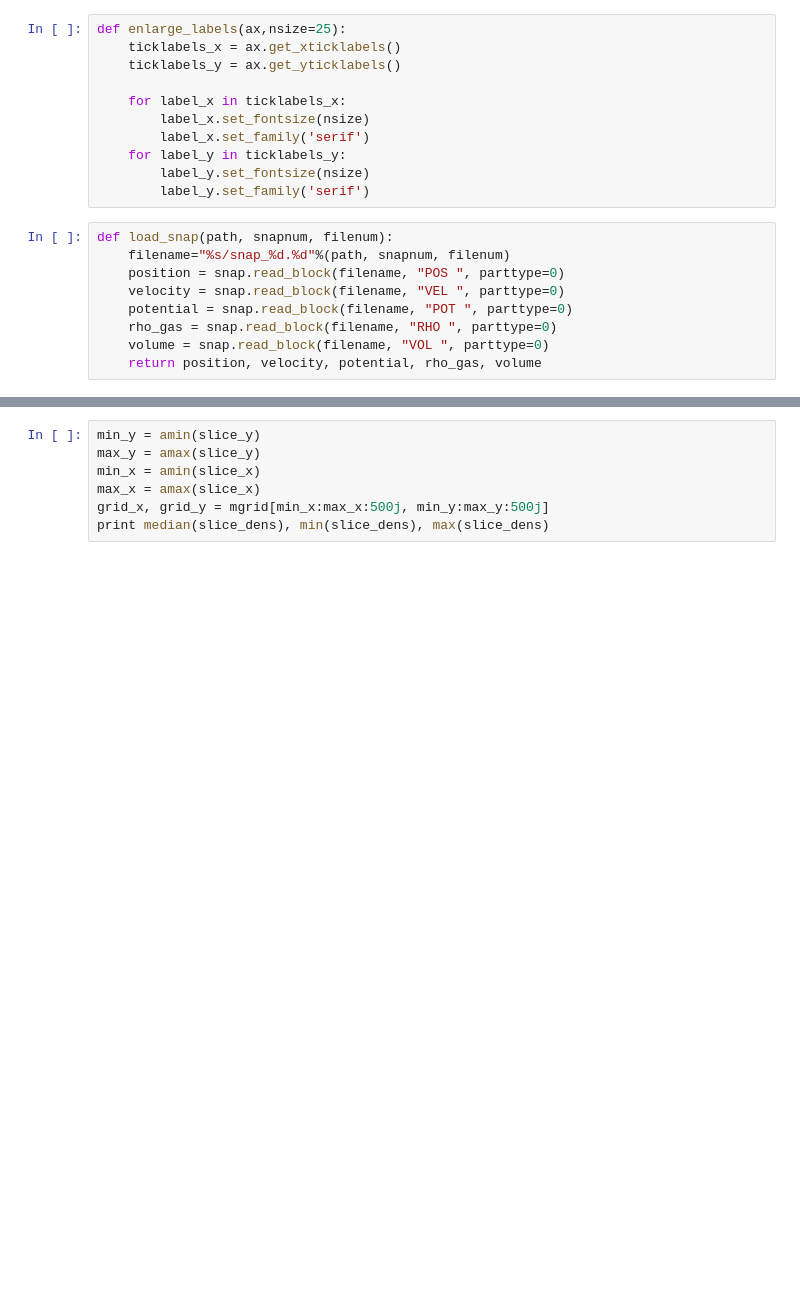
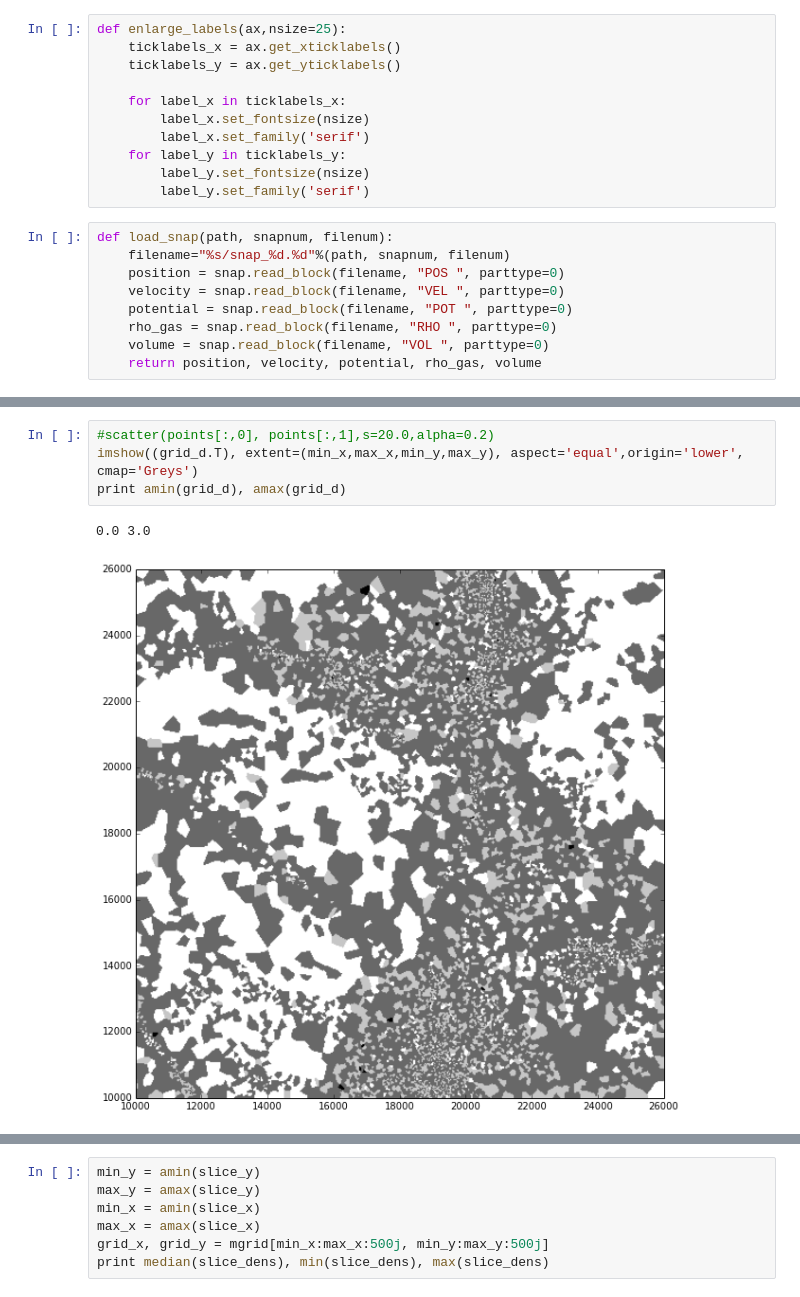
Before and after one commit to forero/ArepoWeb, a Jupyter notebook: src/TestWebFinder.ipynb, the cells around one changed output, grey strips where cells are left out. Cells and saved outputs as stored; diff of their text form; blank space fills up the shorter version.

```diff
--- a/src/TestWebFinder.ipynb
+++ b/src/TestWebFinder.ipynb
@@ -157 +248,8 @@ for i in index_center[0:NMAX]:
+# %%
+#scatter(points[:,0], points[:,1],s=20.0,alpha=0.2)
+imshow((grid_d.T), extent=(min_x,max_x,min_y,max_y), aspect='equal',origin='lower', cmap='Greys')
+print amin(grid_d), amax(grid_d)
+# %% [output]
+0.0 3.0
+[figure, added]
 # %%
```
Also changed, not shown: parts of 16 cells of this notebook.
